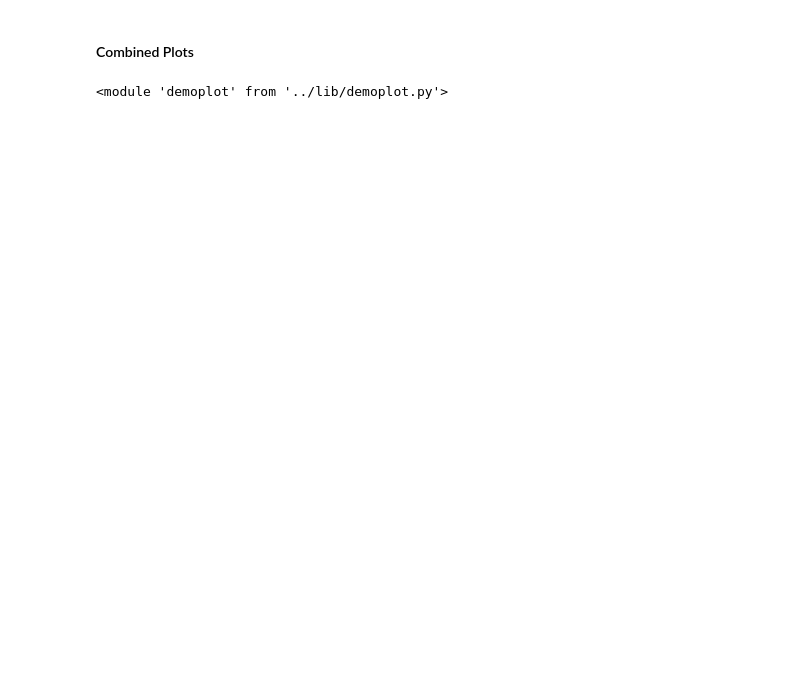
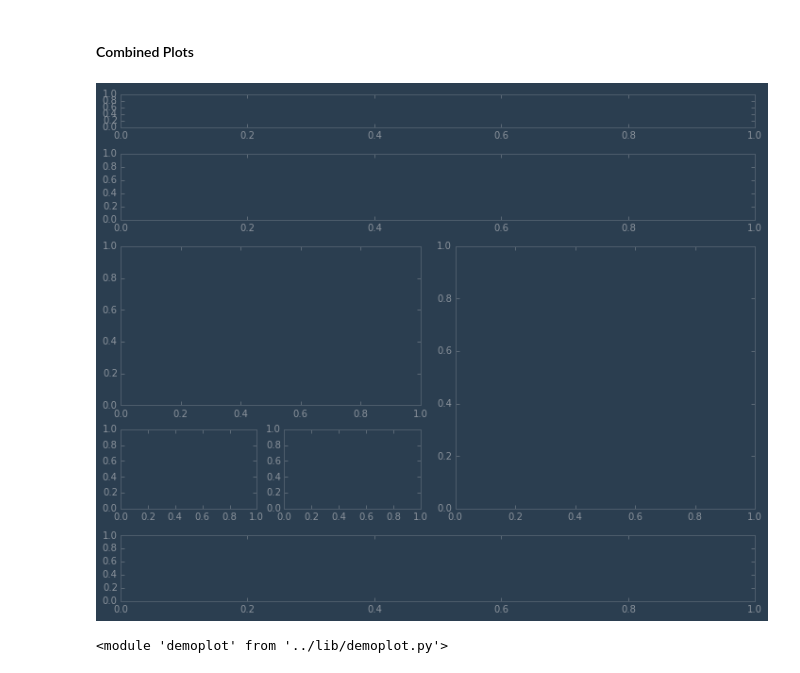
Before and after one commit to masteringmatplotlib/custom-and-config, a Jupyter notebook: notebooks/mmpl-custom-and-config.ipynb, the cells around one changed output. Cells and saved outputs as stored; diff of their text form; code cells hidden in the pictures; blank space fills up the shorter version.

```diff
--- a/notebooks/mmpl-custom-and-config.ipynb
+++ b/notebooks/mmpl-custom-and-config.ipynb
@@ -326,5 +326,29 @@ plt.show()
 # %% [markdown]
 #### Combined Plots
+# %%
+figure = plt.figure(figsize=(10, 8))
+gs_master = mpl.gridspec.GridSpec(4, 2, height_ratios=[1, 2, 8, 2])
+# Layer 1 - Title
+gs_1 = mpl.gridspec.GridSpecFromSubplotSpec(1, 1, subplot_spec=gs_master[0, :])
+figure.add_subplot(gs_1[0])
+# Layer 2 - Price
+gs_2 = mpl.gridspec.GridSpecFromSubplotSpec(1, 1, subplot_spec=gs_master[1, :])
+figure.add_subplot(gs_2[0])
+# Layer 3 - Risks & Radar
+gs_31 = mpl.gridspec.GridSpecFromSubplotSpec(2, 2, height_ratios=[2, 1], subplot_spec=gs_master[2, :1])
+figure.add_subplot(gs_31[0, :])
+figure.add_subplot(gs_31[1, :1])
+figure.add_subplot(gs_31[1:, 1])
+gs_32 = mpl.gridspec.GridSpecFromSubplotSpec(1, 1, subplot_spec=gs_master[2, 1])
+figure.add_subplot(gs_32[0])
+# Layer 4 - MPG
+gs_4 = mpl.gridspec.GridSpecFromSubplotSpec(1, 1, subplot_spec=gs_master[3, :])
+figure.add_subplot(gs_4[0])
+# Tidy up
+gs_master.tight_layout(figure)
+plt.show()
+# %% [output]
+[figure, added]
 # %%
 # XXX DEBUG
 import importlib
```
Also changed, not shown: parts of 7 cells of this notebook, 1 other file.
